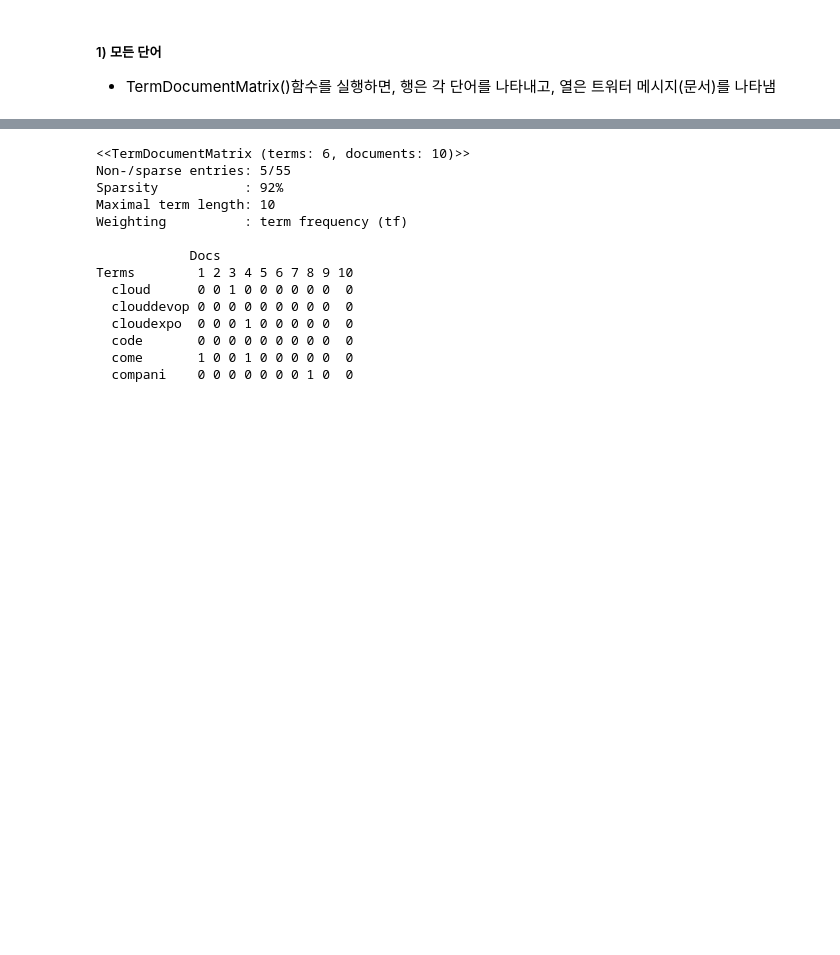
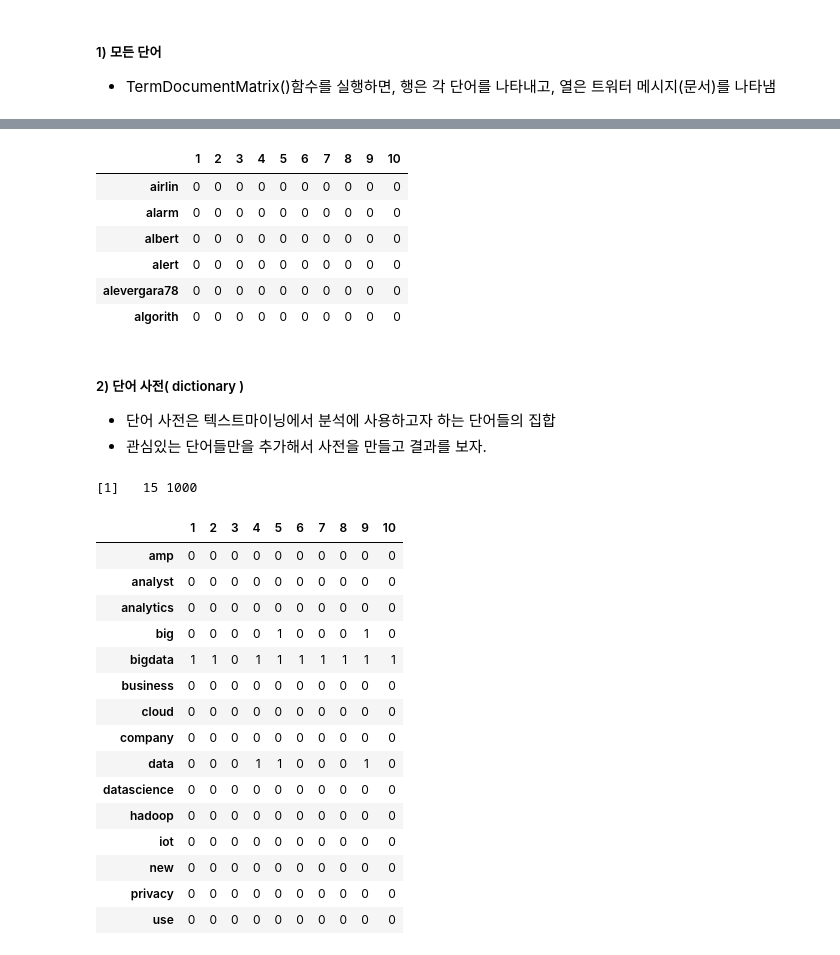
Before and after one commit to biospin/R_Bio_Plus, a Jupyter notebook: part03/week1_170207/비정형_데이터마이닝.ipynb, the cells around one changed output, grey strips where cells are left out. Drawn from its saved outputs; the diff is of its cells as text; code cells hidden in the pictures; blank space fills up the shorter version.

```diff
--- a/part03/week1_170207/비정형_데이터마이닝.ipynb
+++ b/part03/week1_170207/비정형_데이터마이닝.ipynb
@@ -352,17 +353,15 @@ dim(my.TDM)
 # %%
-inspect(  my.TDM[ 55:60, 1:10 ] )
+as.matrix( my.TDM[55:60, 1:10] )
 # %% [output]
-<<TermDocumentMatrix (terms: 6, documents: 10)>>
-Non-/sparse entries: 5/55
-Sparsity           : 92%
-Maximal term length: 10
-Weighting          : term frequency (tf)
-
-            Docs
-Terms        1 2 3 4 5 6 7 8 9 10
-  cloud      0 0 1 0 0 0 0 0 0  0
-  clouddevop 0 0 0 0 0 0 0 0 0  0
-  cloudexpo  0 0 0 1 0 0 0 0 0  0
-  code       0 0 0 0 0 0 0 0 0  0
-  come       1 0 0 1 0 0 0 0 0  0
-  compani    0 0 0 0 0 0 0 1 0  0
+|  | 1 | 2 | 3 | 4 | 5 | 6 | 7 | 8 | 9 | 10 |
+| airlin | 0 | 0 | 0 | 0 | 0 | 0 | 0 | 0 | 0 | 0 |
+| alarm | 0 | 0 | 0 | 0 | 0 | 0 | 0 | 0 | 0 | 0 |
+| albert | 0 | 0 | 0 | 0 | 0 | 0 | 0 | 0 | 0 | 0 |
+| alert | 0 | 0 | 0 | 0 | 0 | 0 | 0 | 0 | 0 | 0 |
+| alevergara78 | 0 | 0 | 0 | 0 | 0 | 0 | 0 | 0 | 0 | 0 |
+| algorith | 0 | 0 | 0 | 0 | 0 | 0 | 0 | 0 | 0 | 0 |
+# %% [markdown]
+##### 2) 단어 사전( dictionary )
+
+- 단어 사전은 텍스트마이닝에서 분석에 사용하고자 하는 단어들의 집합
+- 관심있는 단어들만을 추가해서 사전을 만들고 결과를 보자.
@@ -368,0 +371,21 @@ Terms        1 2 3 4 5 6 7 8 9 10
+# %%
+dim(my.TDM2)
+as.matrix(  my.TDM2[ , 1:10 ] )
+# %% [output]
+[1]   15 1000
+|  | 1 | 2 | 3 | 4 | 5 | 6 | 7 | 8 | 9 | 10 |
+| amp | 0 | 0 | 0 | 0 | 0 | 0 | 0 | 0 | 0 | 0 |
+| analyst | 0 | 0 | 0 | 0 | 0 | 0 | 0 | 0 | 0 | 0 |
+| analytics | 0 | 0 | 0 | 0 | 0 | 0 | 0 | 0 | 0 | 0 |
+| big | 0 | 0 | 0 | 0 | 1 | 0 | 0 | 0 | 1 | 0 |
+| bigdata | 1 | 1 | 0 | 1 | 1 | 1 | 1 | 1 | 1 | 1 |
+| business | 0 | 0 | 0 | 0 | 0 | 0 | 0 | 0 | 0 | 0 |
+| cloud | 0 | 0 | 0 | 0 | 0 | 0 | 0 | 0 | 0 | 0 |
+| company | 0 | 0 | 0 | 0 | 0 | 0 | 0 | 0 | 0 | 0 |
+| data | 0 | 0 | 0 | 1 | 1 | 0 | 0 | 0 | 1 | 0 |
+| datascience | 0 | 0 | 0 | 0 | 0 | 0 | 0 | 0 | 0 | 0 |
+| hadoop | 0 | 0 | 0 | 0 | 0 | 0 | 0 | 0 | 0 | 0 |
+| iot | 0 | 0 | 0 | 0 | 0 | 0 | 0 | 0 | 0 | 0 |
+| new | 0 | 0 | 0 | 0 | 0 | 0 | 0 | 0 | 0 | 0 |
+| privacy | 0 | 0 | 0 | 0 | 0 | 0 | 0 | 0 | 0 | 0 |
+| use | 0 | 0 | 0 | 0 | 0 | 0 | 0 | 0 | 0 | 0 |
```
Also changed, not shown: parts of 41 cells of this notebook.
